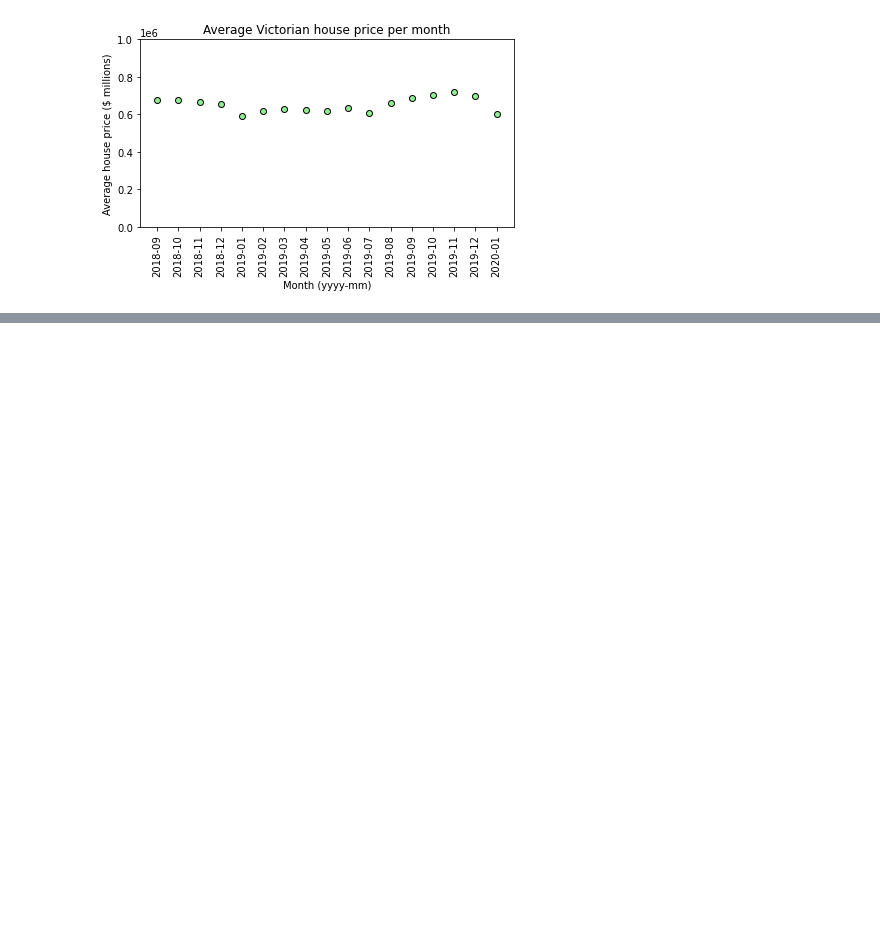
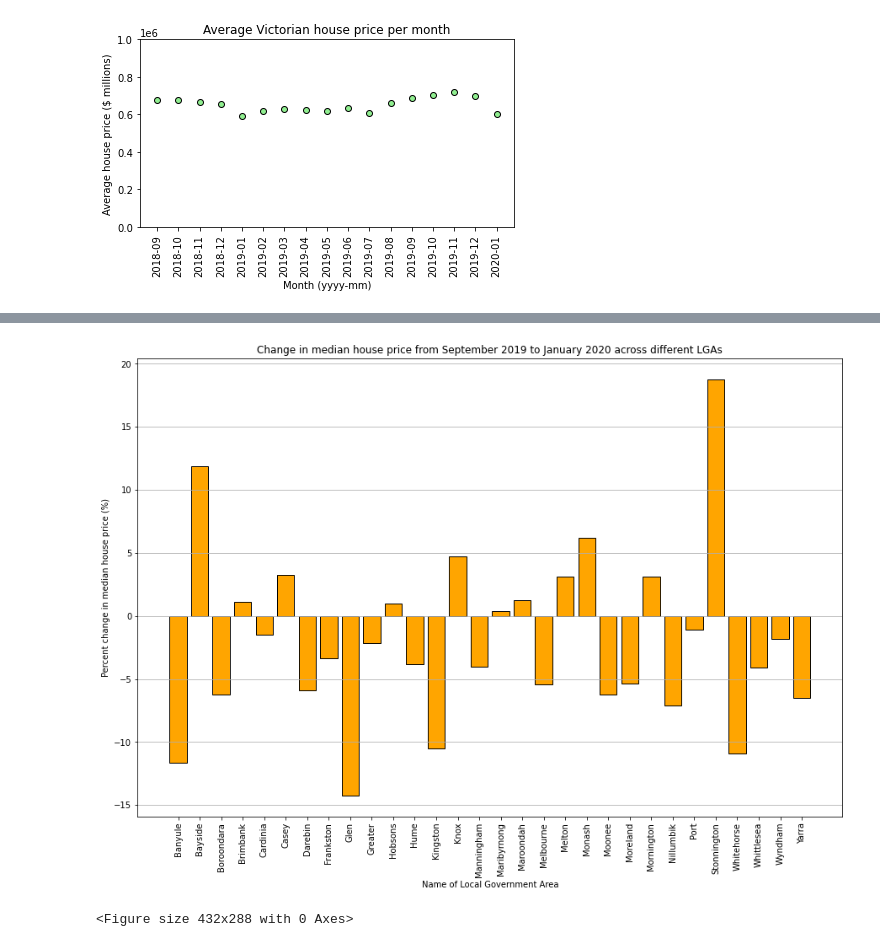
Before and after one commit to jeremychiaa/covid-victorian-real-estate, a Jupyter notebook: cleaned_house.ipynb, the cells around one changed output, grey strips where cells are left out. Drawn from its saved outputs; the diff is of its cells as text; code cells hidden in the pictures; blank space fills up the shorter version.

```diff
--- a/cleaned_house.ipynb
+++ b/cleaned_house.ipynb
@@ -275,0 +261,25 @@ plt.tight_layout()
+# %%
+# Create a dataframe from the list of LGAs and the respective percent change in house prices
+pct_change_LGA_df = pd.DataFrame(LGA_list, pct_change_LGA)
+pct_change_LGA_df = pct_change_LGA_df.reset_index()
+pct_change_LGA_df.rename(columns ={"index": "Percent change in house price", 0: "LGA_Name"}, inplace = True)
+
+# Multiply the percent change by 100 to make it easier to read
+pct_change_LGA_df["Percent change in house price"] = pct_change_LGA_df["Percent change in house price"].apply(lambda x: x * 100)
+# %%
+# Counting the number of sales per LGA
+count_of_sales = vic_sales_precovid_df.groupby("LGA_Name").count()
+count_of_sales = count_of_sales["date_sold"].reset_index()
+
+# Adding the count to the main dataframe
+pct_change_LGA_df = pd.merge(pct_change_LGA_df, count_of_sales, how = "left", on = "LGA_Name")
+# %%
+# Changing the order of and renaming columns
+pct_change_LGA_df = pct_change_LGA_df[["LGA_Name", "Percent change in house price", "date_sold"]]
+pct_change_LGA_df.rename(columns={"date_sold": "Total Sales"}, inplace = True)
+# %%
+# Dropping rows where the number of sales is less than 100
+pct_change_LGA_df = pct_change_LGA_df.loc[pct_change_LGA_df["Total Sales"] > 100, :]
+
+# Previewing the dataframe
+pct_change_LGA_df.head()
@@ -275,0 +293,22 @@ plt.tight_layout()
+# %%
+# Create a list of x and y values from the dataframe to plot
+x_values = pct_change_LGA_df["LGA_Name"]
+y_values = pct_change_LGA_df["Percent change in house price"]
+
+# Set the figure size and create the graph
+plt.figure(figsize=(15,10))
+plt.bar(x_values, y_values, color = "orange", edgecolor = "black")
+plt.xticks(rotation="vertical")
+plt.grid(axis = "y")
+
+# Set the x axis, y axis and chart titles
+plt.title("Change in median house price from September 2019 to January 2020 across different LGAs")
+plt.xlabel("Name of Local Government Area")
+plt.ylabel("Percent change in median house price (%)")
+
+# Display the graph
+plt.show()
+plt.tight_layout()
+# %% [output]
+[figure, added]
+<Figure size 432x288 with 0 Axes>
```
Also changed, not shown: parts of 3 cells of this notebook, 1 other file.
